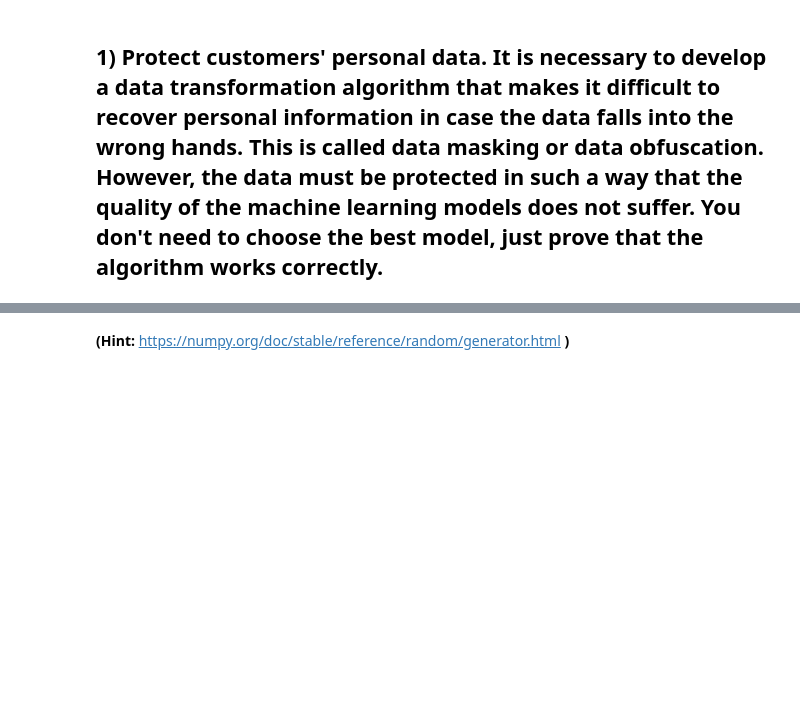
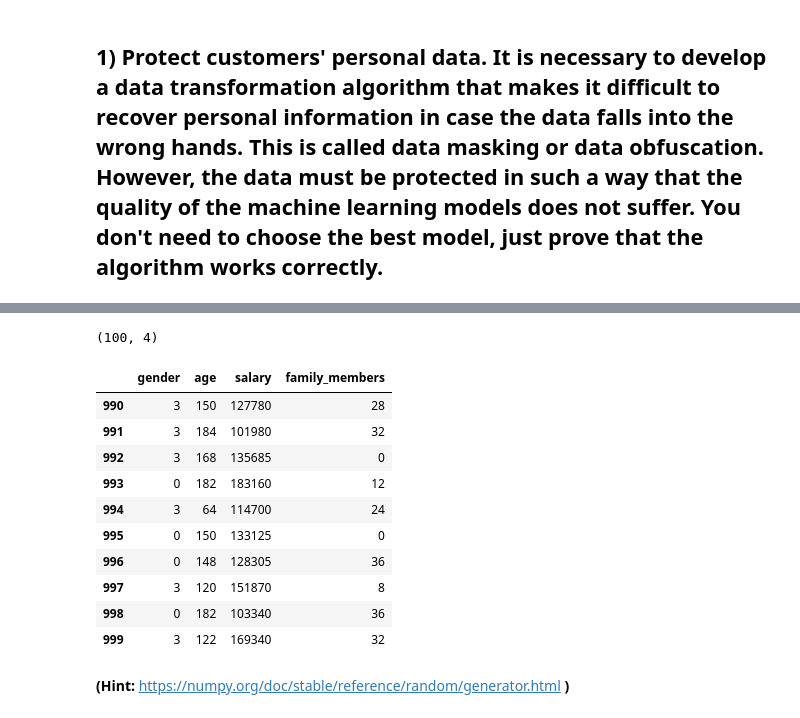
Before and after one commit to Python-Data-Science-Class-3/homework, a Jupyter notebook: WEEK-16 NUMPY/NumPy_HomeWork.ipynb, the cells around one changed output, grey strips where cells are left out. Drawn from its saved outputs; the diff is of its cells as text; code cells hidden in the pictures; blank space fills up the shorter version.

```diff
--- a/WEEK-16 NUMPY/NumPy_HomeWork.ipynb
+++ b/WEEK-16 NUMPY/NumPy_HomeWork.ipynb
@@ -147,7 +310,34 @@ display(personal_data.tail(10))
 # %%
-X = # < write your code here >
+X=personal_data.values
+X.shape
+# %% [output]
+(100, 4)
 # %%
-# < write your code here >
-# < write your code here >
+
+"""rng = np.random.default_rng(seed=42)
+P= rng.random((4,4))"""
+P = np.array([[3, 0, 0, 0],
+              [0, 2, 0, 0],
+              [0, 0, 5, 0],
+              [0, 0, 0, 4]])
+P_inv= np.linalg.inv(P)  #p`nin tersini aldik
+X_secure = X.dot(P)  #
+#personal_data[columns] = X_secure
+X_secure = pd.DataFrame(X_secure, columns=columns)
+
+#display(personal_data.tail(10))
+display(X_secure.tail(10))
+# %% [output]
+|  | gender | age | salary | family_members |
+| 990 | 3 | 150 | 127780 | 28 |
+| 991 | 3 | 184 | 101980 | 32 |
+| 992 | 3 | 168 | 135685 | 0 |
+| 993 | 0 | 182 | 183160 | 12 |
+| 994 | 3 | 64 | 114700 | 24 |
+| 995 | 0 | 150 | 133125 | 0 |
+| 996 | 0 | 148 | 128305 | 36 |
+| 997 | 3 | 120 | 151870 | 8 |
+| 998 | 0 | 182 | 103340 | 36 |
+| 999 | 3 | 122 | 169340 | 32 |
 # %% [markdown]
 **(Hint:** https://numpy.org/doc/stable/reference/random/generator.html **)**
```
Also changed, not shown: parts of 23 cells of this notebook.
